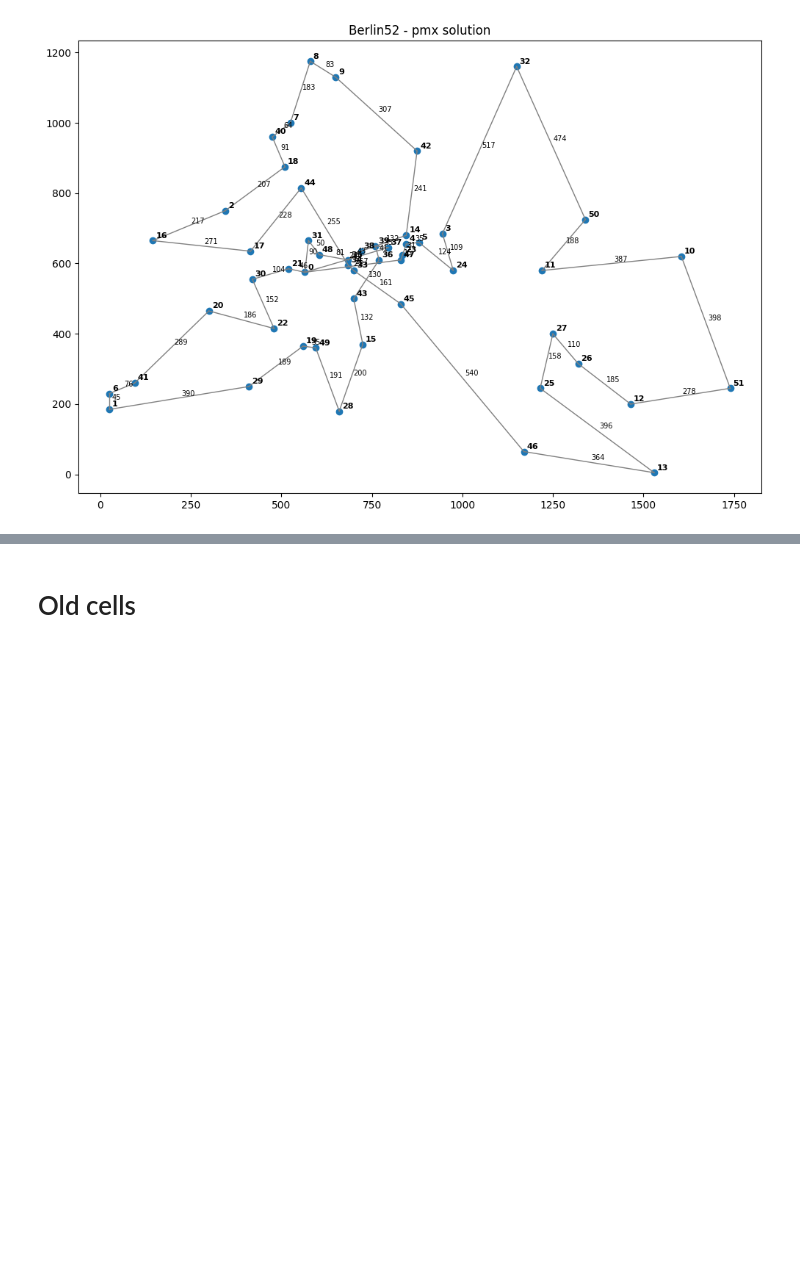
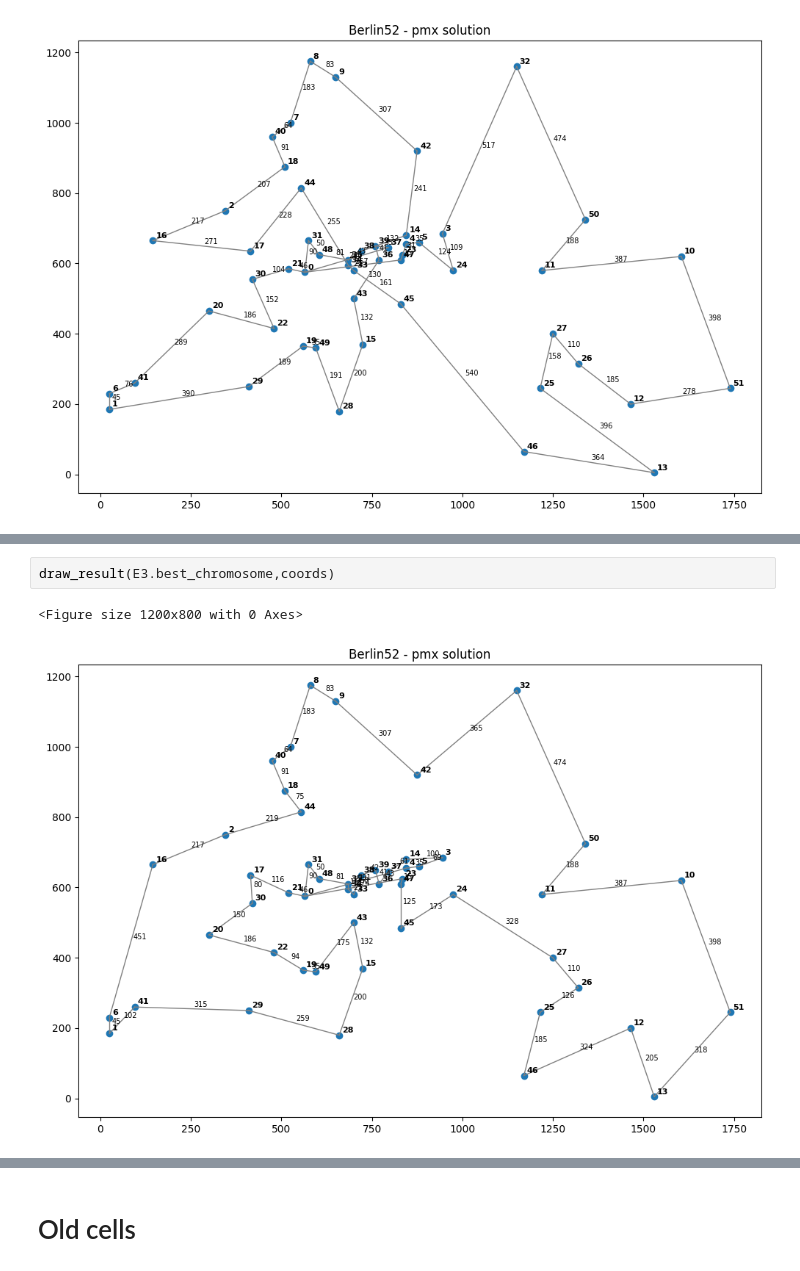
Before and after one commit to TheMMpl/ewolucyjne, a Jupyter notebook: lista2/sga.ipynb, the cells around one changed output, grey strips where cells are left out. Drawn from its saved outputs; the diff is of its cells as text; blank space fills up the shorter version.

```diff
--- a/lista2/sga.ipynb
+++ b/lista2/sga.ipynb
@@ -343,0 +452,5 @@ draw_result(E2.best_chromosome,coords)
+# %%
+draw_result(E3.best_chromosome,coords)
+# %% [output]
+<Figure size 1200x800 with 0 Axes>
+[figure, added]
```
Also changed, not shown: parts of 39 cells of this notebook.
